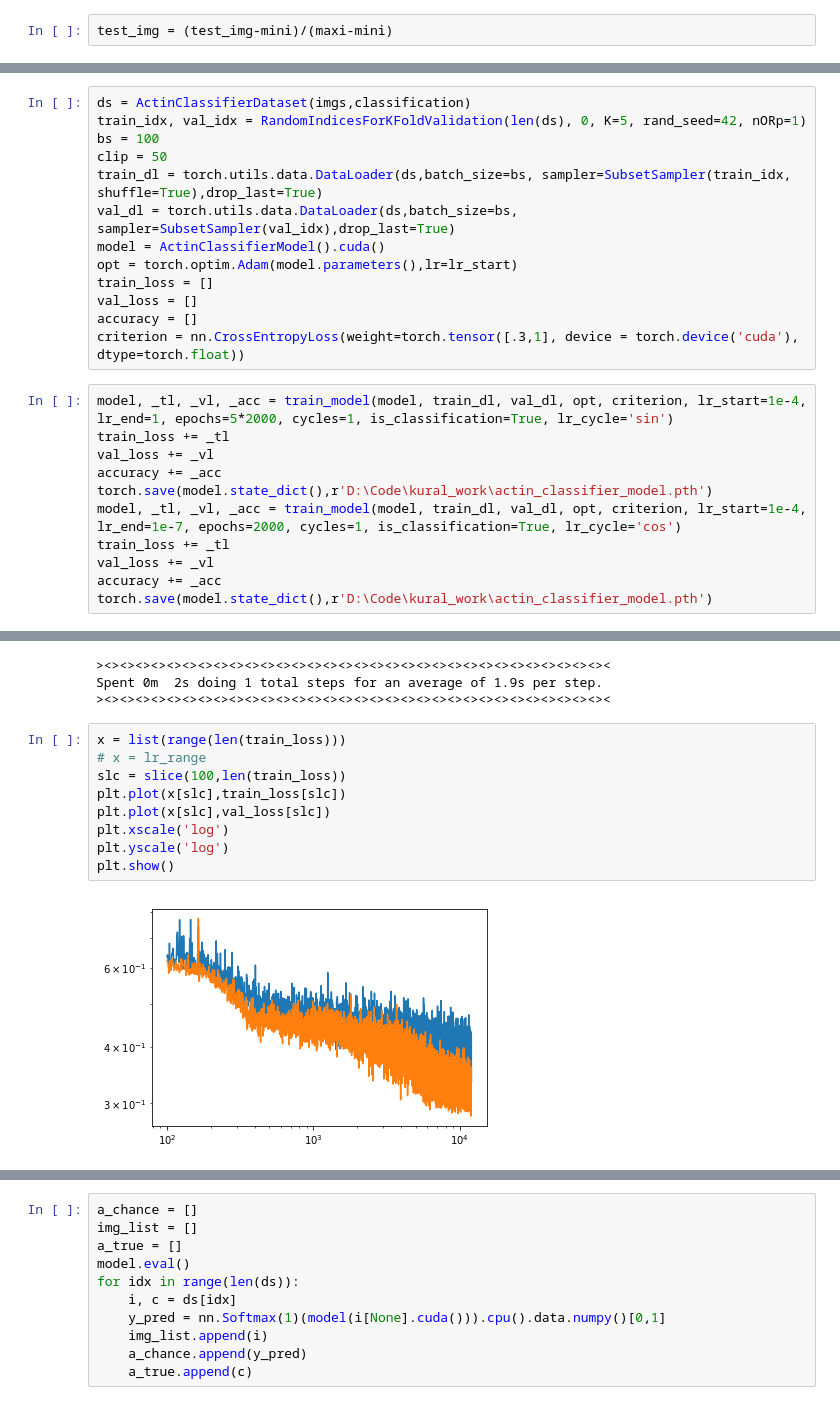
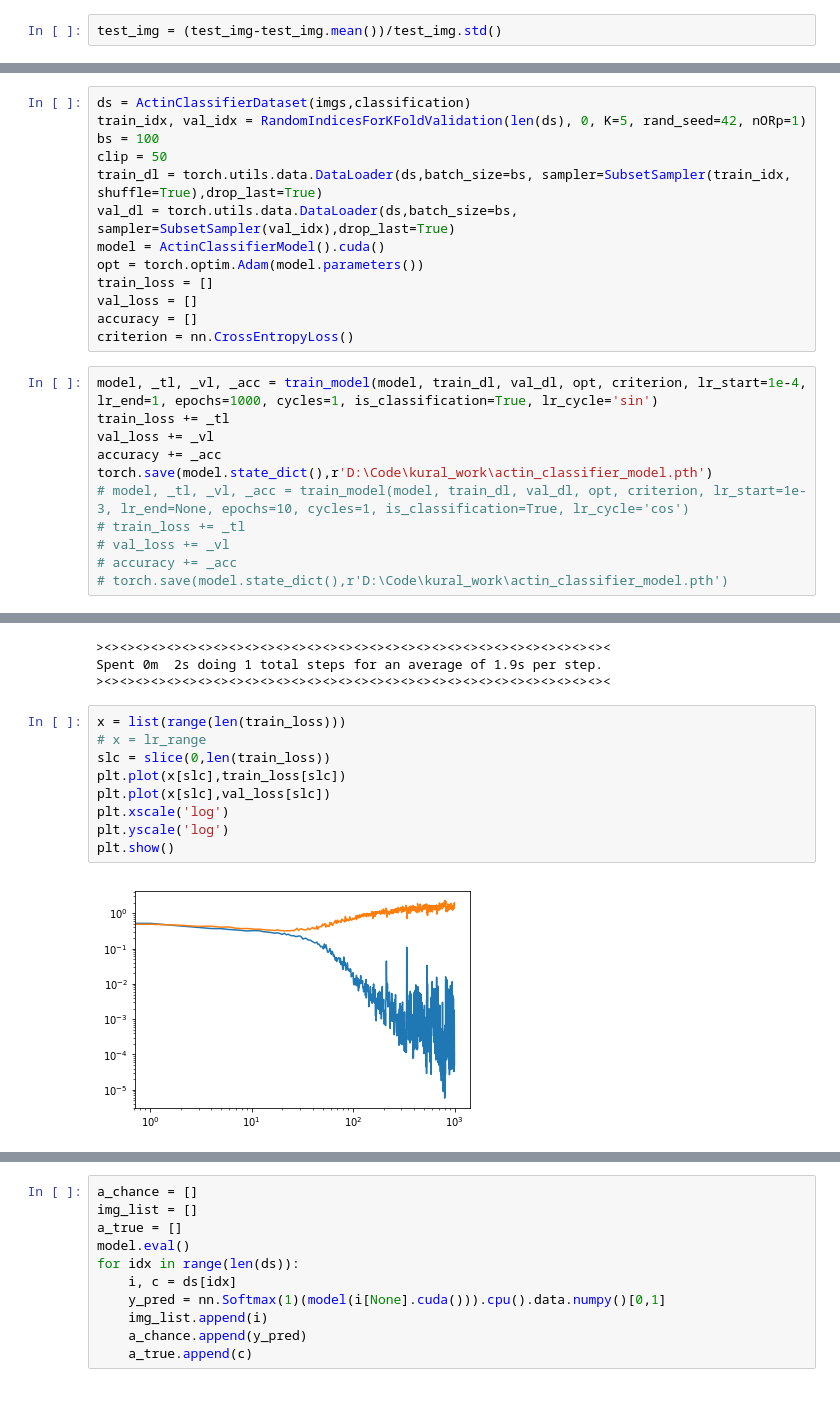
Before and after one commit to jbf81tb/kural_work, a Jupyter notebook: actin_detector.ipynb, the cells around one changed output, grey strips where cells are left out. Drawn from its saved outputs; the diff is of its cells as text.

```diff
--- a/actin_detector.ipynb
+++ b/actin_detector.ipynb
@@ -46,8 +46,8 @@ test_img = torch.tensor(np.float32(test_img[8:-8,8:-8]))[None, None]
 test_img.shape
 # %% [output]
 torch.Size([1, 1, 1184, 1184])
-# %%
-test_img = (test_img-mini)/(maxi-mini)
+# %%
+test_img = (test_img-test_img.mean())/test_img.std()
 # %%
 test_out = model.features(test_img.cuda())
 # %%
@@ -233,21 +254,21 @@ clip = 50
 train_dl = torch.utils.data.DataLoader(ds,batch_size=bs, sampler=SubsetSampler(train_idx, shuffle=True),drop_last=True)
 val_dl = torch.utils.data.DataLoader(ds,batch_size=bs, sampler=SubsetSampler(val_idx),drop_last=True)
 model = ActinClassifierModel().cuda()
-opt = torch.optim.Adam(model.parameters(),lr=lr_start)
+opt = torch.optim.Adam(model.parameters())
 train_loss = []
 val_loss = []
 accuracy = []
-criterion = nn.CrossEntropyLoss(weight=torch.tensor([.3,1], device = torch.device('cuda'), dtype=torch.float))
+criterion = nn.CrossEntropyLoss()
 # %%
-model, _tl, _vl, _acc = train_model(model, train_dl, val_dl, opt, criterion, lr_start=1e-4, lr_end=1, epochs=5*2000, cycles=1, is_classification=True, lr_cycle='sin')
+model, _tl, _vl, _acc = train_model(model, train_dl, val_dl, opt, criterion, lr_start=1e-4, lr_end=1, epochs=1000, cycles=1, is_classification=True, lr_cycle='sin')
 train_loss += _tl
 val_loss += _vl
 accuracy += _acc
 torch.save(model.state_dict(),r'D:\Code\kural_work\actin_classifier_model.pth')
-model, _tl, _vl, _acc = train_model(model, train_dl, val_dl, opt, criterion, lr_start=1e-4, lr_end=1e-7, epochs=2000, cycles=1, is_classification=True, lr_cycle='cos')
-train_loss += _tl
-val_loss += _vl
-accuracy += _acc
-torch.save(model.state_dict(),r'D:\Code\kural_work\actin_classifier_model.pth')
+# model, _tl, _vl, _acc = train_model(model, train_dl, val_dl, opt, criterion, lr_start=1e-3, lr_end=None, epochs=10, cycles=1, is_classification=True, lr_cycle='cos')
+# train_loss += _tl
+# val_loss += _vl
+# accuracy += _acc
+# torch.save(model.state_dict(),r'D:\Code\kural_work\actin_classifier_model.pth')
 # %% [output]
 ><><><><><><><><><><><><><><><><><><><><><><><><><><><><><><><><><><><
@@ -272,13 +293,13 @@ Spent 0m  2s doing 1 total steps for an average of 1.9s per step.
 # %%
 x = list(range(len(train_loss)))
 # x = lr_range
-slc = slice(100,len(train_loss))
+slc = slice(0,len(train_loss))
 plt.plot(x[slc],train_loss[slc])
 plt.plot(x[slc],val_loss[slc])
 plt.xscale('log')
 plt.yscale('log')
 plt.show()
 # %% [output]
-[figure, old version]
+[figure, new version]
 # %%
 model.eval()
```
Also changed, not shown: parts of 30 cells of this notebook, 2 other files.
